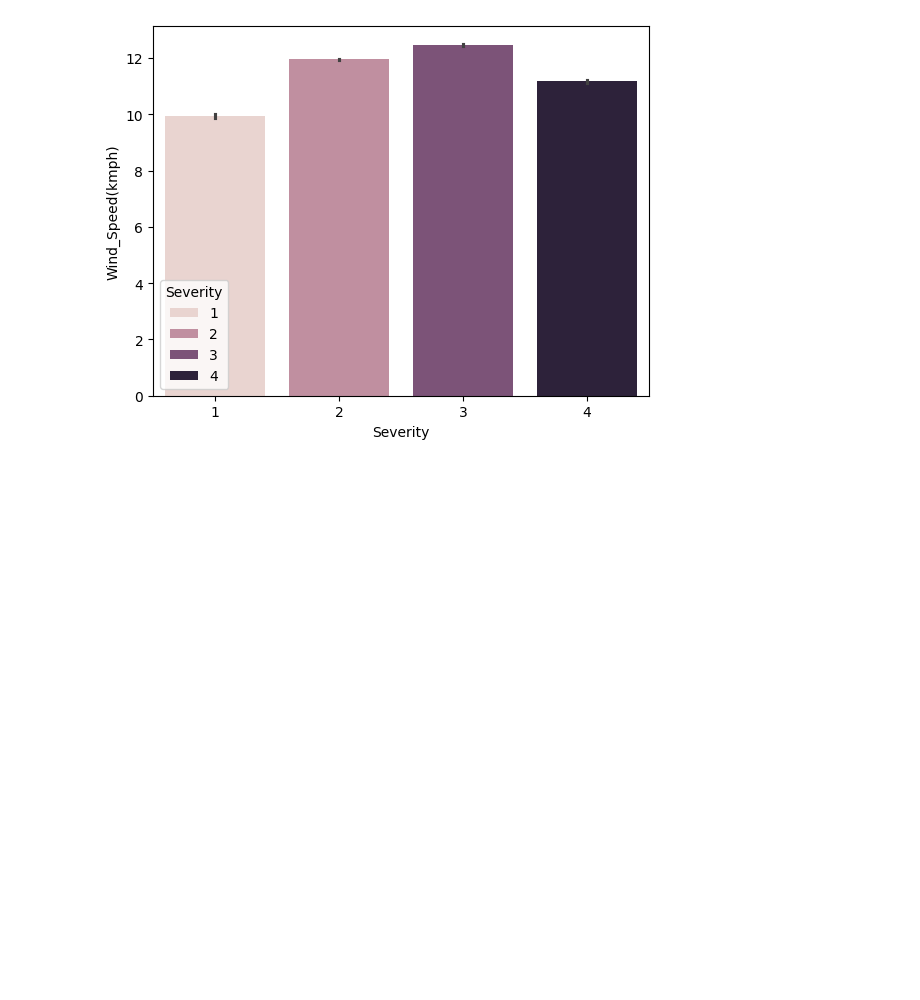
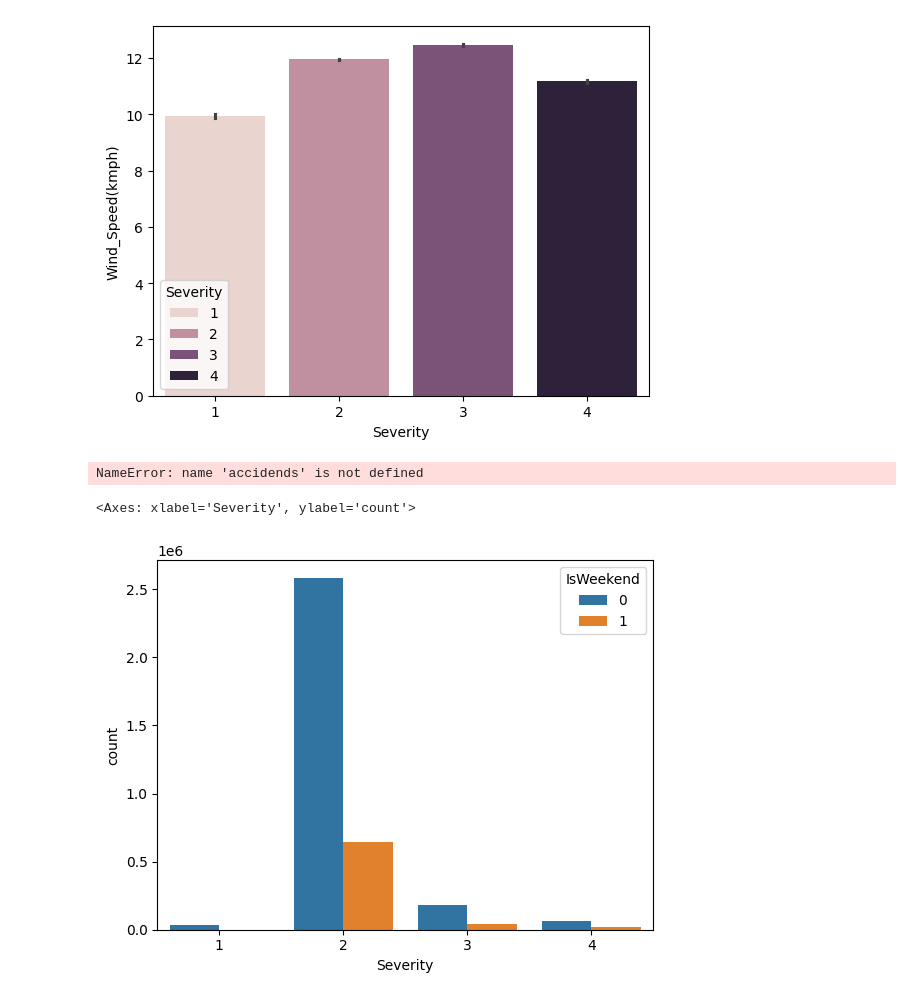
Before and after one commit to reza370/ML_group_project, a Jupyter notebook: accidents.ipynb, the cells around one changed output. Cells and saved outputs as stored; diff of their text form; code cells hidden in the pictures; blank space fills up the shorter version.

```diff
--- a/accidents.ipynb
+++ b/accidents.ipynb
@@ -532,0 +559,9 @@ plt.show()
+# %%
+accidends["Wind_Direction"].value_counts()
+# %% [output]
+NameError: name 'accidends' is not defined
+# %%
+sns.countplot(sub_accidends, x="Severity", hue="IsWeekend")
+# %% [output]
+<Axes: xlabel='Severity', ylabel='count'>
+[figure, added]
```
Also changed, not shown: parts of 16 cells of this notebook.
